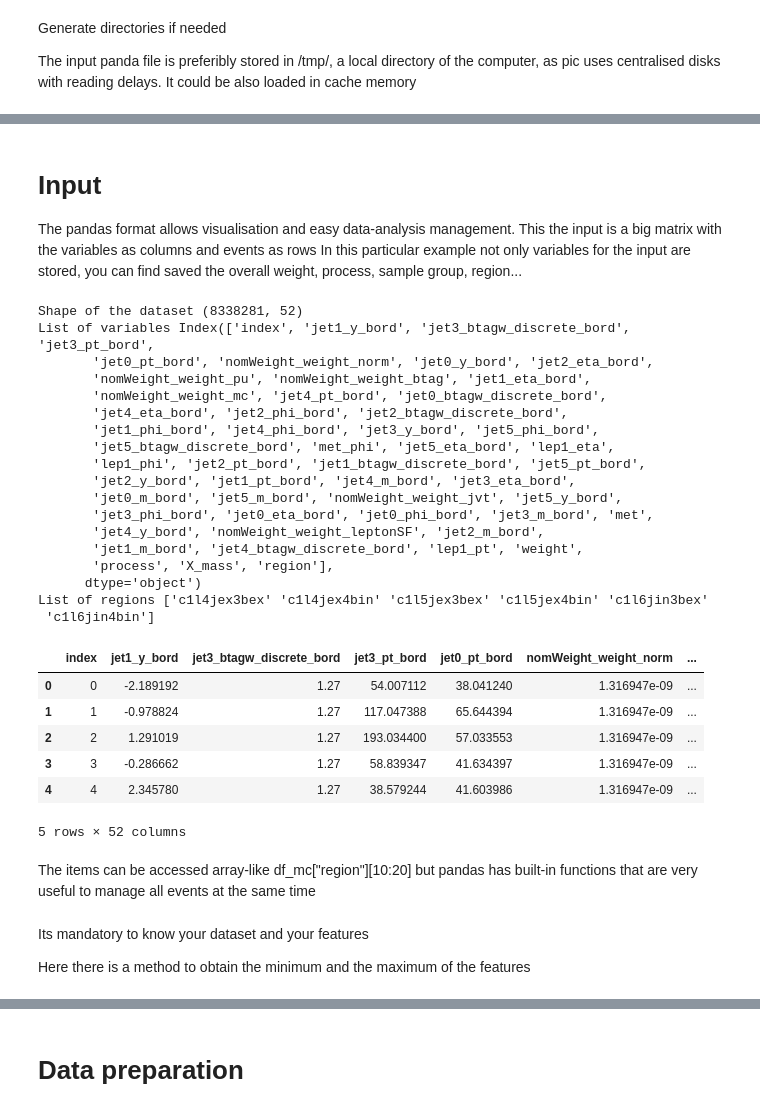
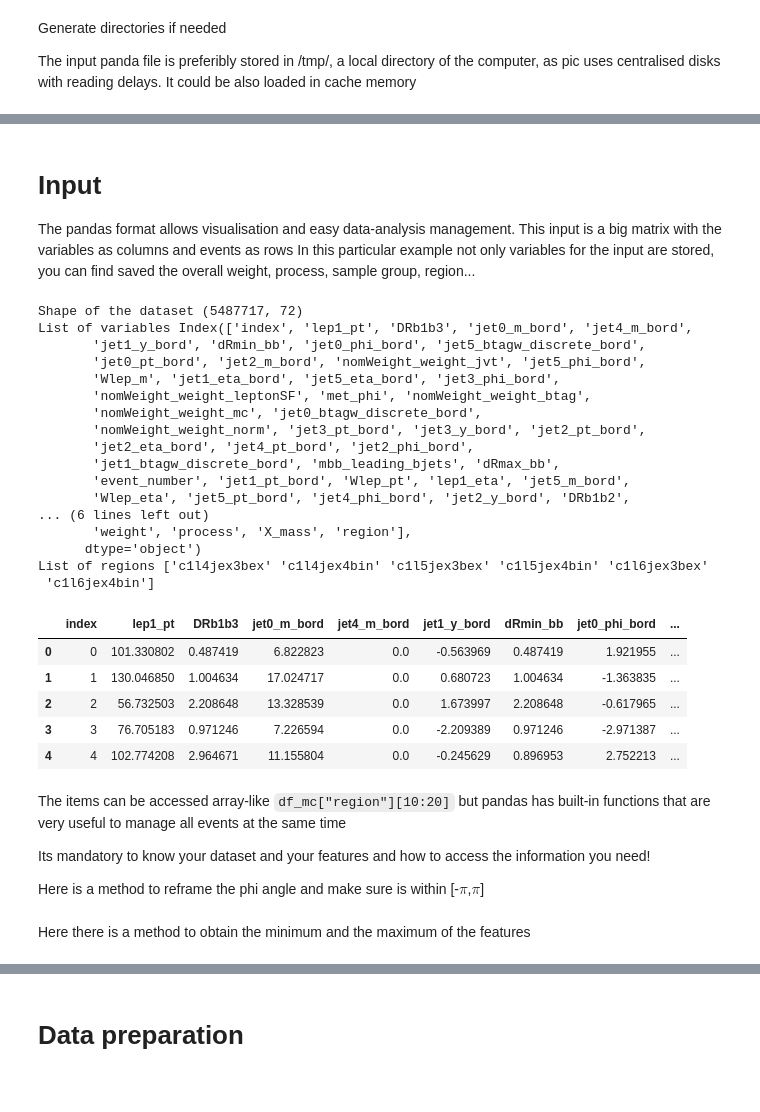
Before and after one commit to asalvadorsalas/IFAE_NNTools, a Jupyter notebook: jupyter/Train_tqX/Tutorial.ipynb, the cells around one changed output, grey strips where cells are left out. Cells and saved outputs as stored; diff of their text form; code cells hidden in the pictures.

```diff
--- a/jupyter/Train_tqX/Tutorial.ipynb
+++ b/jupyter/Train_tqX/Tutorial.ipynb
@@ -17,9 +17,9 @@
 Import of python packages
 # %%
 import pandas as pd
+pd.set_option('display.max_columns', 500)
 import json
 import pyarrow
-from keras.models import model_from_json
 import numpy as np
 
 #For plotting purposes
@@ -33,9 +33,9 @@ rcParams['patch.force_edgecolor'] = False
 #For directory management
 import os
 from joblib import load, dump
-pandainput = "pandas_6in.feather"
+pandainput = "pandas_tqXv8.feather"
 outputdir = "./Models/test"
-user = "salvador"
+user = "salvador" #<--- change this!
 
 #Options
 kfoldtraining = 0 #0 to the number of slices in the dataset - 1 (default 2 slices)
@@ -44,6 +44,7 @@ features = [] #name of the input variables for the NN
 for i in range(0,6): #Will need information from 6 jets, lepton and MET
     features+=['jet'+str(i)+'_pt_bord', 'jet'+str(i)+'_eta_bord', 'jet'+str(i)+'_phi_bord', 'jet'+str(i)+'_m_bord', 'jet'+str(i)+'_btagw_discrete_bord']
 features+=["lep1_pt","lep1_eta","lep1_phi","met","met_phi"]
+features+=["mb1b2","mb1b3","mb2b3","DRb1b2","DRb1b3","DRb2b3"]
 # %% [markdown]
 Check if the GPU is going to be used
 # %%
@@ -96,43 +109,50 @@ pandas_6in.feather
 # %% [markdown]
 # Input
 
-The pandas format allows visualisation and easy data-analysis management. This the input is a big matrix with the variables as columns and events as rows
+The pandas format allows visualisation and easy data-analysis management. This input is a big matrix with the variables as columns and events as rows
 In this particular example not only variables for the input are stored, you can find saved the overall weight, process, sample group, region...
 # %%
 df_mc = pd.read_feather("/tmp/"+user+"/"+pandainput) #load dataframe
+df_mc = df_mc[~((df_mc.X_mass==160)&(df_mc.nomWeight_weight_mc > 700))] #removing some wrong events and regions
+df_mc = df_mc[~((df_mc.region=="c1l7jin3bex")|(df_mc.region=="c1l7jin4bin"))]
+df_mc["weight"]*=139000.0
+masses = [30,40,50,60,70,80,90,100,120,140,150,160]
+
 print ("Shape of the dataset",df_mc.shape) #shape of the matrix (rows x columns --> events x variables)
 print ("List of variables",df_mc.columns.unique()) #List of the names of the variables stored
 print ("List of regions",df_mc.region.unique()) #List of Unique instances of the variable regions
 df_mc.head()
 # %% [output]
-Shape of the dataset (8338281, 52)
-List of variables Index(['index', 'jet1_y_bord', 'jet3_btagw_discrete_bord', 'jet3_pt_bord',
-       'jet0_pt_bord', 'nomWeight_weight_norm', 'jet0_y_bord', 'jet2_eta_bord',
-       'nomWeight_weight_pu', 'nomWeight_weight_btag', 'jet1_eta_bord',
-       'nomWeight_weight_mc', 'jet4_pt_bord', 'jet0_btagw_discrete_bord',
-       'jet4_eta_bord', 'jet2_phi_bord', 'jet2_btagw_discrete_bord',
-       'jet1_phi_bord', 'jet4_phi_bord', 'jet3_y_bord', 'jet5_phi_bord',
-       'jet5_btagw_discrete_bord', 'met_phi', 'jet5_eta_bord', 'lep1_eta',
-       'lep1_phi', 'jet2_pt_bord', 'jet1_btagw_discrete_bord', 'jet5_pt_bord',
-       'jet2_y_bord', 'jet1_pt_bord', 'jet4_m_bord', 'jet3_eta_bord',
-       'jet0_m_bord', 'jet5_m_bord', 'nomWeight_weight_jvt', 'jet5_y_bord',
-       'jet3_phi_bord', 'jet0_eta_bord', 'jet0_phi_bord', 'jet3_m_bord', 'met',
-       'jet4_y_bord', 'nomWeight_weight_leptonSF', 'jet2_m_bord',
-       'jet1_m_bord', 'jet4_btagw_discrete_bord', 'lep1_pt', 'weight',
-       'process', 'X_mass', 'region'],
+Shape of the dataset (5487717, 72)
+List of variables Index(['index', 'lep1_pt', 'DRb1b3', 'jet0_m_bord', 'jet4_m_bord',
+       'jet1_y_bord', 'dRmin_bb', 'jet0_phi_bord', 'jet5_btagw_discrete_bord',
+       'jet0_pt_bord', 'jet2_m_bord', 'nomWeight_weight_jvt', 'jet5_phi_bord',
+       'Wlep_m', 'jet1_eta_bord', 'jet5_eta_bord', 'jet3_phi_bord',
+       'nomWeight_weight_leptonSF', 'met_phi', 'nomWeight_weight_btag',
+       'nomWeight_weight_mc', 'jet0_btagw_discrete_bord',
+       'nomWeight_weight_norm', 'jet3_pt_bord', 'jet3_y_bord', 'jet2_pt_bord',
+       'jet2_eta_bord', 'jet4_pt_bord', 'jet2_phi_bord',
+       'jet1_btagw_discrete_bord', 'mbb_leading_bjets', 'dRmax_bb',
+       'event_number', 'jet1_pt_bord', 'Wlep_pt', 'lep1_eta', 'jet5_m_bord',
+       'Wlep_eta', 'jet5_pt_bord', 'jet4_phi_bord', 'jet2_y_bord', 'DRb1b2',
+... (6 lines left out)
+       'weight', 'process', 'X_mass', 'region'],
       dtype='object')
-List of regions ['c1l4jex3bex' 'c1l4jex4bin' 'c1l5jex3bex' 'c1l5jex4bin' 'c1l6jin3bex'
- 'c1l6jin4bin']
+List of regions ['c1l4jex3bex' 'c1l4jex4bin' 'c1l5jex3bex' 'c1l5jex4bin' 'c1l6jex3bex'
+ 'c1l6jex4bin']
-|  | index | jet1_y_bord | jet3_btagw_discrete_bord | jet3_pt_bord | jet0_pt_bord | nomWeight_weight_norm | ... |
-| 0 | 0 | -2.189192 | 1.27 | 54.007112 | 38.041240 | 1.316947e-09 | ... |
-| 1 | 1 | -0.978824 | 1.27 | 117.047388 | 65.644394 | 1.316947e-09 | ... |
-| 2 | 2 | 1.291019 | 1.27 | 193.034400 | 57.033553 | 1.316947e-09 | ... |
-| 3 | 3 | -0.286662 | 1.27 | 58.839347 | 41.634397 | 1.316947e-09 | ... |
-| 4 | 4 | 2.345780 | 1.27 | 38.579244 | 41.603986 | 1.316947e-09 | ... |
+|  | index | lep1_pt | DRb1b3 | jet0_m_bord | jet4_m_bord | jet1_y_bord | dRmin_bb | jet0_phi_bord | ... |
+| 0 | 0 | 101.330802 | 0.487419 | 6.822823 | 0.0 | -0.563969 | 0.487419 | 1.921955 | ... |
+| 1 | 1 | 130.046850 | 1.004634 | 17.024717 | 0.0 | 0.680723 | 1.004634 | -1.363835 | ... |
+| 2 | 2 | 56.732503 | 2.208648 | 13.328539 | 0.0 | 1.673997 | 2.208648 | -0.617965 | ... |
+| 3 | 3 | 76.705183 | 0.971246 | 7.226594 | 0.0 | -2.209389 | 0.971246 | -2.971387 | ... |
+| 4 | 4 | 102.774208 | 2.964671 | 11.155804 | 0.0 | -0.245629 | 0.896953 | 2.752213 | ... |
-5 rows × 52 columns
 # %% [markdown]
-The items can be accessed array-like  df_mc["region"][10:20]
+The items can be accessed array-like  ``df_mc["region"][10:20]``
 but pandas has built-in functions that are very useful to manage all events at the same time
+
+Its mandatory to know your dataset and your features and how to access the information you need!
+
+Here is a method to reframe the phi angle and make sure is within [-$\pi$,$\pi$]
 # %%
 if reframelep_phi:
     #snipet to reframe phi taking phi_lep as the origin
@@ -149,6 +178,4 @@ if reframelep_phi:
 # %% [markdown]
-Its mandatory to know your dataset and your features
-
 Here there is a method to obtain the minimum and the maximum of the features
 # %%
 print("%5s %20s   %12s   %12s"%("index","Variable","min","max"))
```
Also changed, not shown: parts of 24 cells of this notebook, 1 other file.
